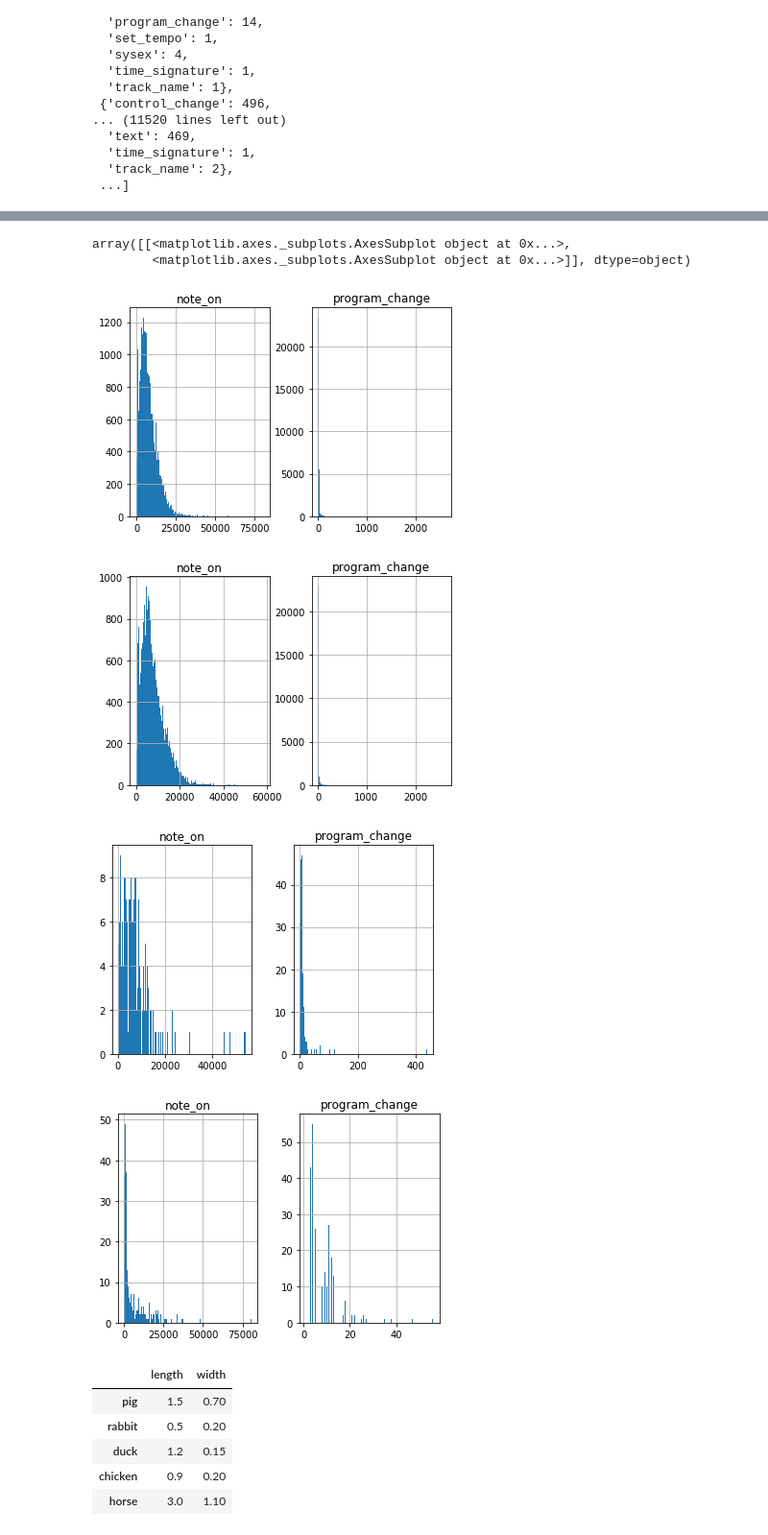
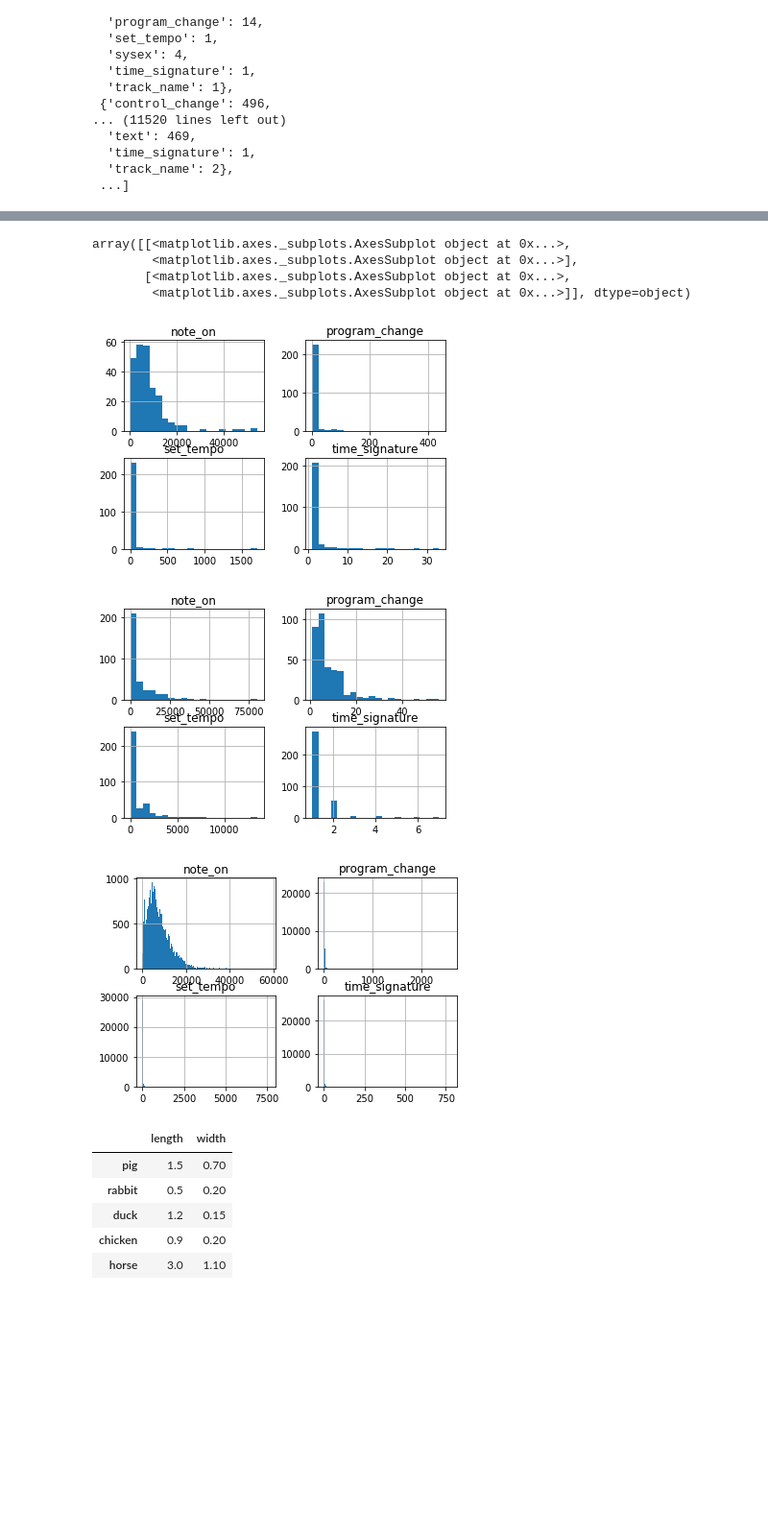
Before and after one commit to midi-ld/midistats, a Jupyter notebook: TISMIR MIDI statistics.ipynb, the cells around one changed output, grey strips where cells are left out. Shown: that part at 96% size. Drawn from its saved outputs; the diff is of its cells as text; code cells hidden in the pictures; blank space fills up the shorter version.

Commit message:
aggregated per dataset

```diff
--- a/TISMIR MIDI statistics.ipynb
+++ b/TISMIR MIDI statistics.ipynb
@@ -56,10 +54,12 @@ def label_dataset(row):
 
 df.apply(lambda row: label_dataset(row), axis=1)
 
-df_clean = df[['program_change', 'note_on']]
+df_clean = df[['program_change', 'note_on', 'set_tempo', 'time_signature']]
 df_clean['dataset'] = df.apply(lambda row: label_dataset(row), axis=1)
 
-df_clean[df_clean['dataset'] == 'MuseData']
+df_clean[df_clean['dataset'] == 'Lakh'].sort_values('program_change', ascending=False, na_position='last')
+
+df_clean[df_clean['dataset'] == 'Lakh']
 # print(df_clean.loc[df_clean['dataset'] == 'Lakh'])
 # print(max(df_clean['note_on']))
 # print(max(df_clean['program_change']))
@@ -95,24 +95,25 @@ See the caveats in the documentation: http://pandas.pydata.org/pandas-docs/stabl
 # %%
 # Plots
 
 # All dataset
-df_clean.hist(grid=True, bins=200)
+# df_clean.hist(grid=True, bins=200)
 
 # Lakh
-df_clean.loc[df_clean['dataset'] == 'Lakh'].hist(grid=True, bins=200)
+df_clean.loc[df_clean['dataset'] == 'SLAC'].hist(grid=True, bins=20)
 
 # SLAC
-df_clean.loc[df_clean['dataset'] == 'SLAC'].hist(grid=True, bins=200)
+df_clean.loc[df_clean['dataset'] == 'MuseData'].hist(grid=True, bins=20)
 
 # MuseData
-df_clean.loc[df_clean['dataset'] == 'MuseData'].hist(grid=True, bins=200)
+df_clean.loc[df_clean['dataset'] == 'Lakh'].hist(grid=True, bins=200)
 # %% [output]
 array([[<matplotlib.axes._subplots.AxesSubplot object at 0x...>,
+        <matplotlib.axes._subplots.AxesSubplot object at 0x...>],
+       [<matplotlib.axes._subplots.AxesSubplot object at 0x...>,
         <matplotlib.axes._subplots.AxesSubplot object at 0x...>]], dtype=object)
-[figure, old version]
+[figure, new version]
-[figure, old version]
+[figure, new version]
-[figure, old version]
+[figure, new version]
-[figure, removed]
 # %%
 df = pd.DataFrame({
 'length': [1.5, 0.5, 1.2, 0.9, 3],
```
Also changed, not shown: parts of 2 cells of this notebook, 2 other files.
